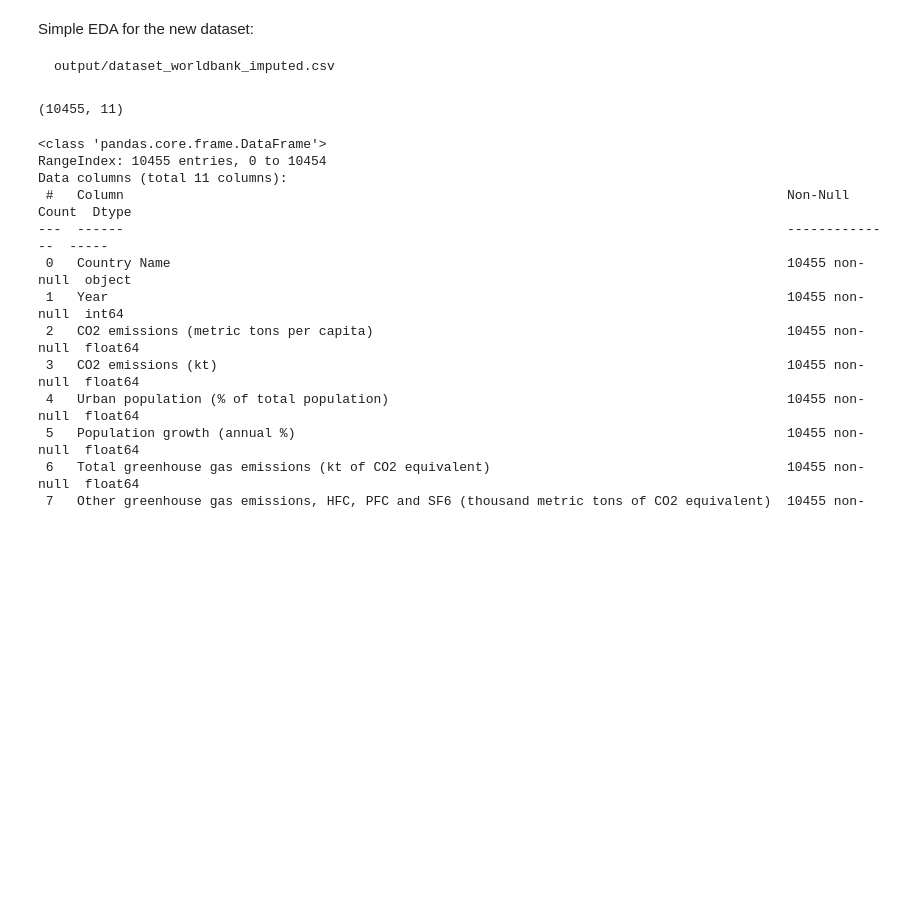
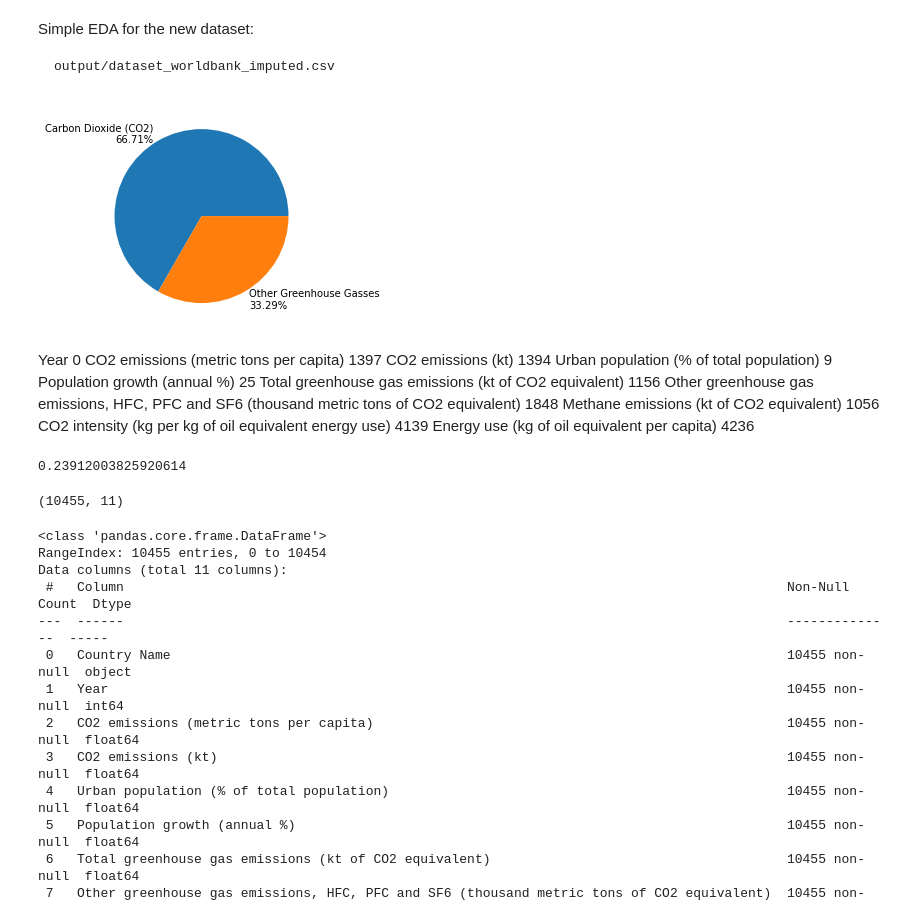
Before and after one commit to BingQuanChua/SASPICIOUS, a Jupyter notebook: eda_Bing_2.ipynb, the cells around one changed output. Cells and saved outputs as stored; diff of their text form; code cells hidden in the pictures; blank space fills up the shorter version.

Commit message:
feat: Presentation slide plots

```diff
--- a/eda_Bing_2.ipynb
+++ b/eda_Bing_2.ipynb
@@ -13,6 +13,29 @@ import plotly.graph_objects as go
 import math
 import os
 import missingno as msno
+# %%
+value = np.array([66.71, 33.29])
+labels = ["Carbon Dioxide (CO2)\n66.71%", "Other Greenhouse Gasses\n33.29%"]
+
+plt.pie(value, labels=labels)
+plt.show()
+# %% [output]
+[figure, added]
+# %% [markdown]
+Year                                                                                            0
+CO2 emissions (metric tons per capita)                                                       1397
+CO2 emissions (kt)                                                                           1394
+Urban population (% of total population)                                                        9
+Population growth (annual %)                                                                   25
+Total greenhouse gas emissions (kt of CO2 equivalent)                                        1156
+Other greenhouse gas emissions, HFC, PFC and SF6 (thousand metric tons of CO2 equivalent)    1848
+Methane emissions (kt of CO2 equivalent)                                                     1056
+CO2 intensity (kg per kg of oil equivalent energy use)                                       4139
+Energy use (kg of oil equivalent per capita)                                                 4236
+# %%
+ 25/10455*100
+# %% [output]
+0.23912003825920614
 # %%
 df = pd.read_csv('output/dataset_worldbank_imputed.csv')
 # %%
```
Also changed, not shown: parts of 1 cell of this notebook, 3 other files.
